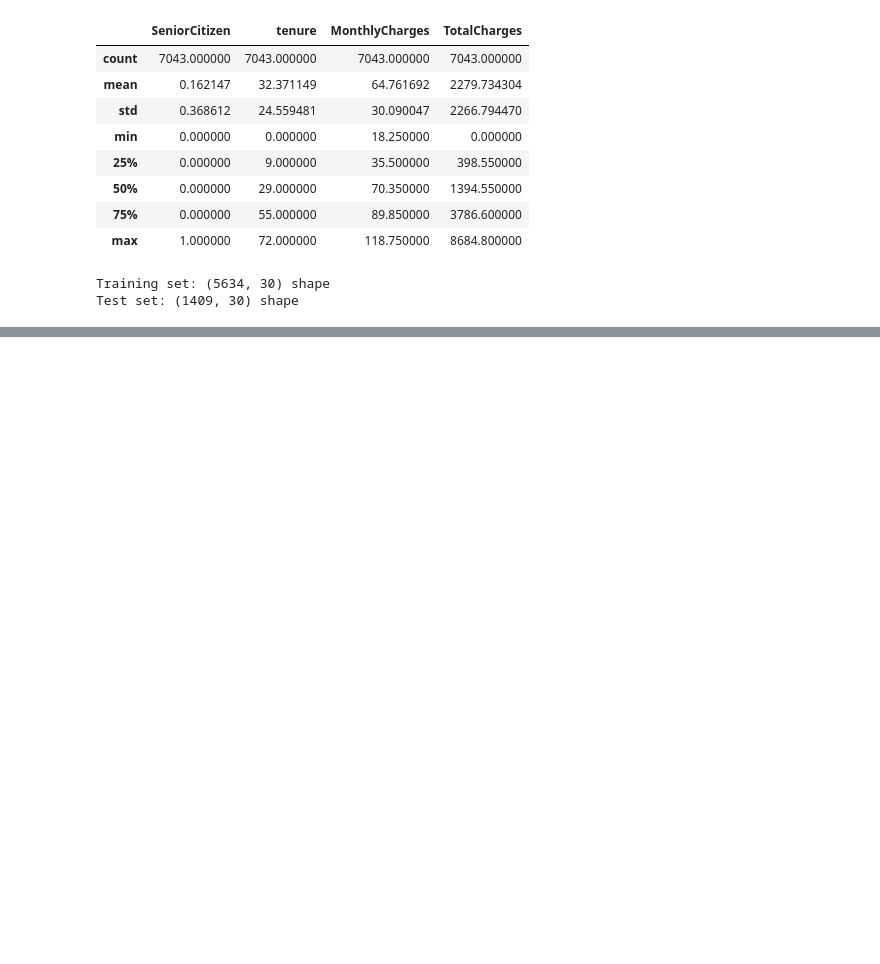
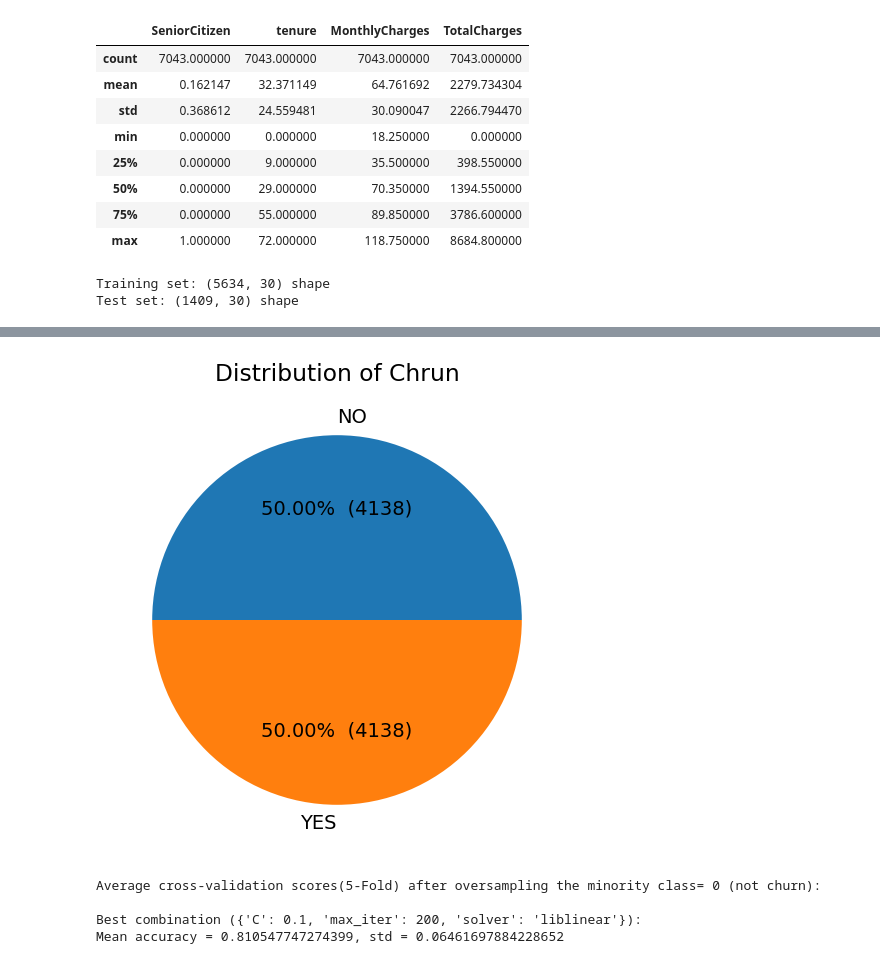
Before and after one commit to ashrafalaghbari/customer_churn_prediction, a Jupyter notebook: customer_churn_prediction.ipynb, the cells around one changed output, grey strips where cells are left out. Drawn from its saved outputs; the diff is of its cells as text; code cells hidden in the pictures; blank space fills up the shorter version.

```diff
--- a/customer_churn_prediction.ipynb
+++ b/customer_churn_prediction.ipynb
@@ -135,0 +249,57 @@ Test set: (1409, 30) shape
+# %%
+explode = [0.03,0.1]
+plt.title('Class Distribution')
+plt.ylabel("")
+
+values = [y_train_ros.value_counts()[0],y_train_ros.value_counts()[1]]
+labels = ['NO','YES']
+
+def make_autopct(values):
+    def my_autopct(pct):
+        total = sum(values)
+        val = int(round(pct*total/100.0))
+        return '{p:.2f}%  ({v:d})'.format(p=pct,v=val)
+    return my_autopct
+plt.title('Distribution of Chrun')
+plt.pie(values, labels=labels, autopct=make_autopct(values))
+plt.show()
+# %% [output]
+[figure, added]
+# %%
+#optimize the model
+# Define hyperparameter grid
+param_grid = {
+    # 'penalty': ['l1', 'l2'],
+    'C': [0.1, 1],
+    'solver': ['liblinear', 'saga'],
+    'max_iter': [200, 400]
+#
+}
+
+# Create logistic regression model
+lr_model_ros = LogisticRegression(random_state=42)
+
+# Create GridSearchCV object
+grid_search = GridSearchCV(lr_model_ros, param_grid, cv=5, n_jobs=-1, scoring='accuracy')
+
+# Fit the grid search to the training data
+grid_search.fit(X_train_ros, y_train_ros)
+
+# Print best hyperparameters and corresponding score
+# Access the mean and std of the test scores (accuracy) for each fold
+mean_scores = grid_search.cv_results_['mean_test_score']
+std_scores = grid_search.cv_results_['std_test_score']
+
+# Access the index of the best combination
+best_index = grid_search.best_index_
+
+# Get the mean and std of the test score (accuracy) for the best combination
+best_mean_score = mean_scores[best_index]
+best_std_score = std_scores[best_index]
+print("\033[1m"+'Average cross-validation scores(5-Fold) after oversampling the minority class= 0 (not churn):'+"\033[0;0m")
+print(f"\nBest combination ({grid_search.best_params_}):\nMean accuracy = {best_mean_score}, std = {best_std_score}")
+# %% [output]
+Average cross-validation scores(5-Fold) after oversampling the minority class= 0 (not churn):
+
+Best combination ({'C': 0.1, 'max_iter': 200, 'solver': 'liblinear'}):
+Mean accuracy = 0.810547747274399, std = 0.06461697884228652
```
Also changed, not shown: parts of 22 cells of this notebook.
